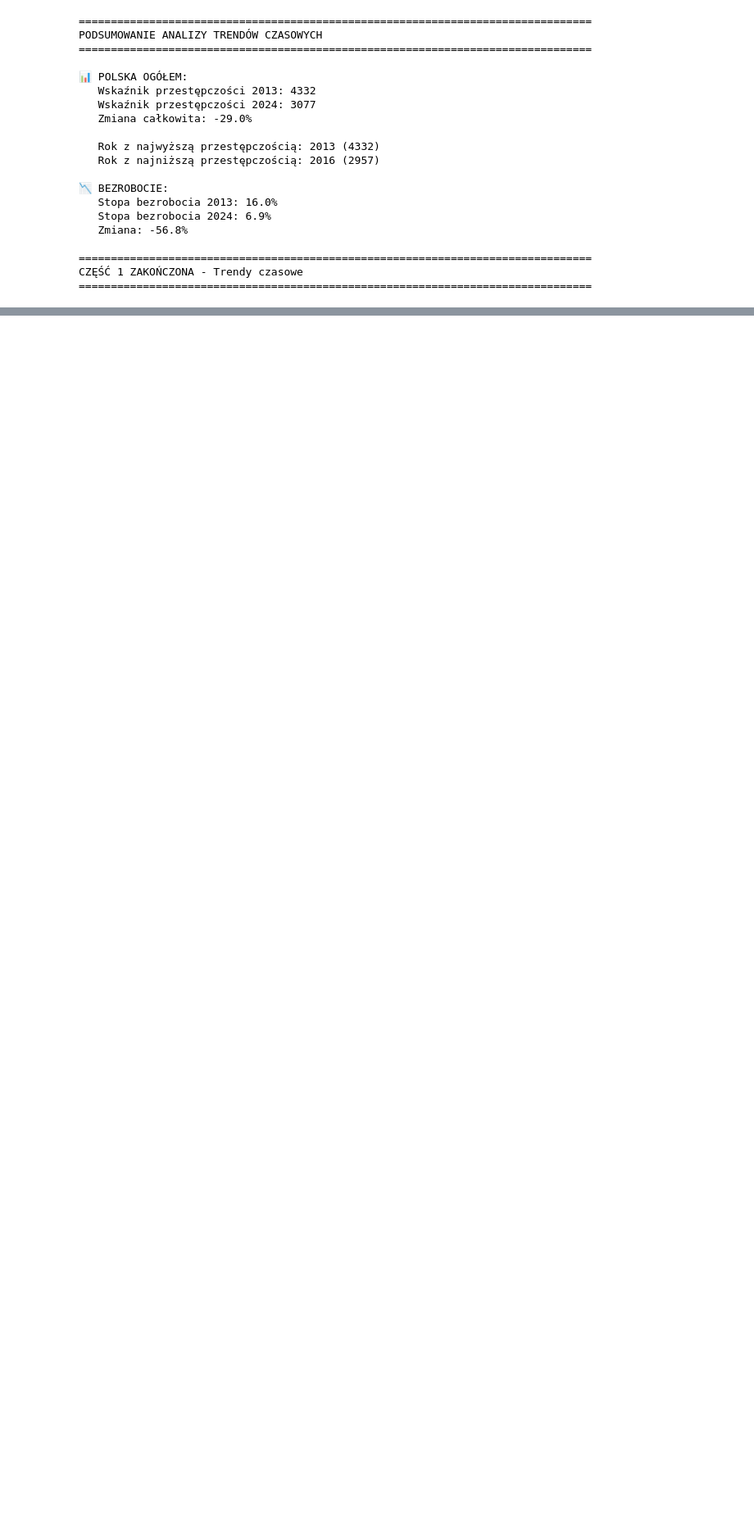
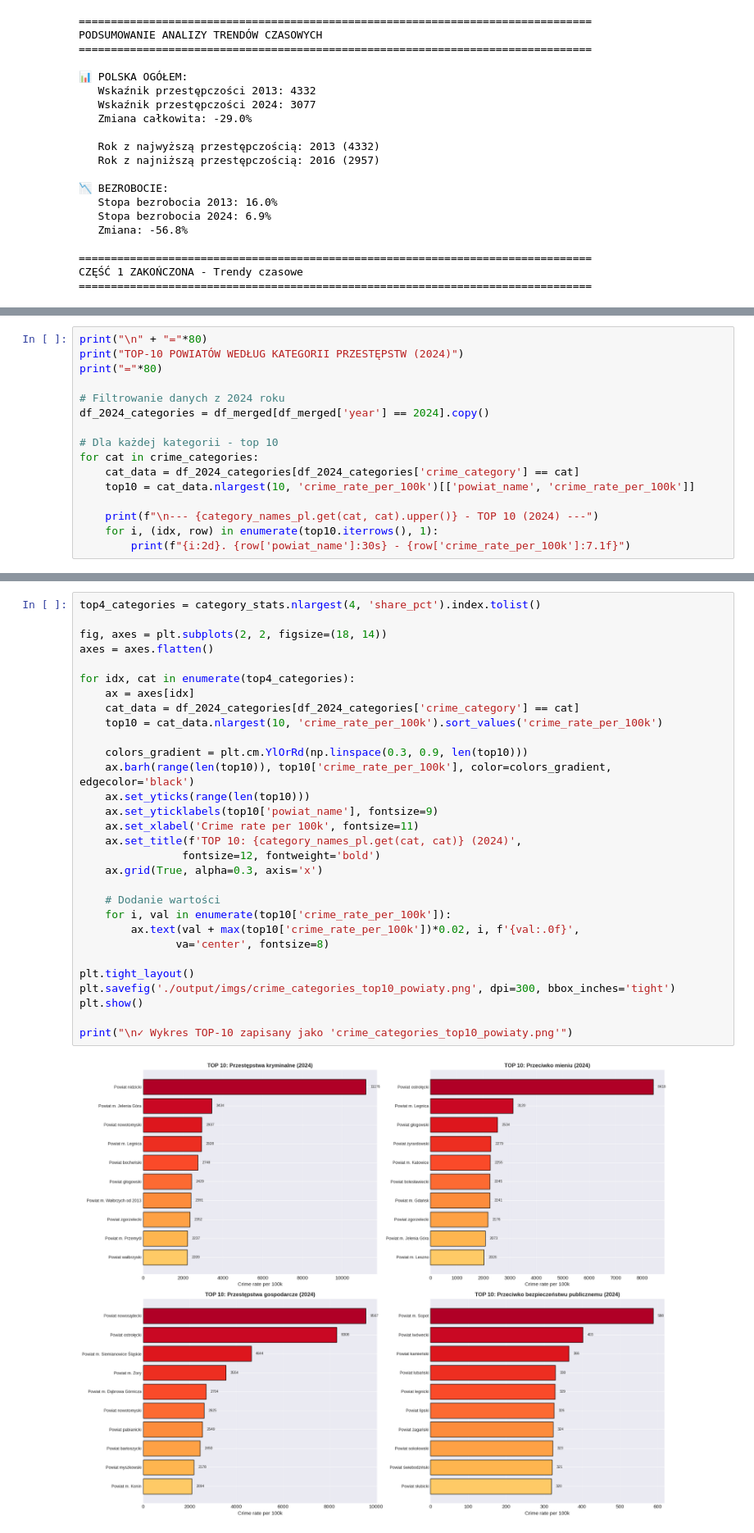
Before and after one commit to imizgun/polish-crimes-eda, a Jupyter notebook: polish_crimes_eda.ipynb, the cells around one changed output, grey strips where cells are left out. Shown at 82% size. Cells and saved outputs as stored; diff of their text form; blank space fills up the shorter version.

```diff
--- a/polish_crimes_eda.ipynb
+++ b/polish_crimes_eda.ipynb
@@ -418,0 +781,16 @@ CZĘŚĆ 1 ZAKOŃCZONA - Trendy czasowe
+# %%
+print("\n" + "="*80)
+print("TOP-10 POWIATÓW WEDŁUG KATEGORII PRZESTĘPSTW (2024)")
+print("="*80)
+
+# Filtrowanie danych z 2024 roku
+df_2024_categories = df_merged[df_merged['year'] == 2024].copy()
+
+# Dla każdej kategorii - top 10
+for cat in crime_categories:
+    cat_data = df_2024_categories[df_2024_categories['crime_category'] == cat]
+    top10 = cat_data.nlargest(10, 'crime_rate_per_100k')[['powiat_name', 'crime_rate_per_100k']]
+
+    print(f"\n--- {category_names_pl.get(cat, cat).upper()} - TOP 10 (2024) ---")
+    for i, (idx, row) in enumerate(top10.iterrows(), 1):
+        print(f"{i:2d}. {row['powiat_name']:30s} - {row['crime_rate_per_100k']:7.1f}")
@@ -418,0 +815,32 @@ CZĘŚĆ 1 ZAKOŃCZONA - Trendy czasowe
+# %%
+top4_categories = category_stats.nlargest(4, 'share_pct').index.tolist()
+
+fig, axes = plt.subplots(2, 2, figsize=(18, 14))
+axes = axes.flatten()
+
+for idx, cat in enumerate(top4_categories):
+    ax = axes[idx]
+    cat_data = df_2024_categories[df_2024_categories['crime_category'] == cat]
+    top10 = cat_data.nlargest(10, 'crime_rate_per_100k').sort_values('crime_rate_per_100k')
+
+    colors_gradient = plt.cm.YlOrRd(np.linspace(0.3, 0.9, len(top10)))
+    ax.barh(range(len(top10)), top10['crime_rate_per_100k'], color=colors_gradient, edgecolor='black')
+    ax.set_yticks(range(len(top10)))
+    ax.set_yticklabels(top10['powiat_name'], fontsize=9)
+    ax.set_xlabel('Crime rate per 100k', fontsize=11)
+    ax.set_title(f'TOP 10: {category_names_pl.get(cat, cat)} (2024)',
+                fontsize=12, fontweight='bold')
+    ax.grid(True, alpha=0.3, axis='x')
+
+    # Dodanie wartości
+    for i, val in enumerate(top10['crime_rate_per_100k']):
+        ax.text(val + max(top10['crime_rate_per_100k'])*0.02, i, f'{val:.0f}',
+               va='center', fontsize=8)
+
+plt.tight_layout()
+plt.savefig('./output/imgs/crime_categories_top10_powiaty.png', dpi=300, bbox_inches='tight')
+plt.show()
+
+print("\n✓ Wykres TOP-10 zapisany jako 'crime_categories_top10_powiaty.png'")
+# %% [output]
+[figure, added]
```
Also changed, not shown: parts of 15 cells of this notebook, 4 other files.
